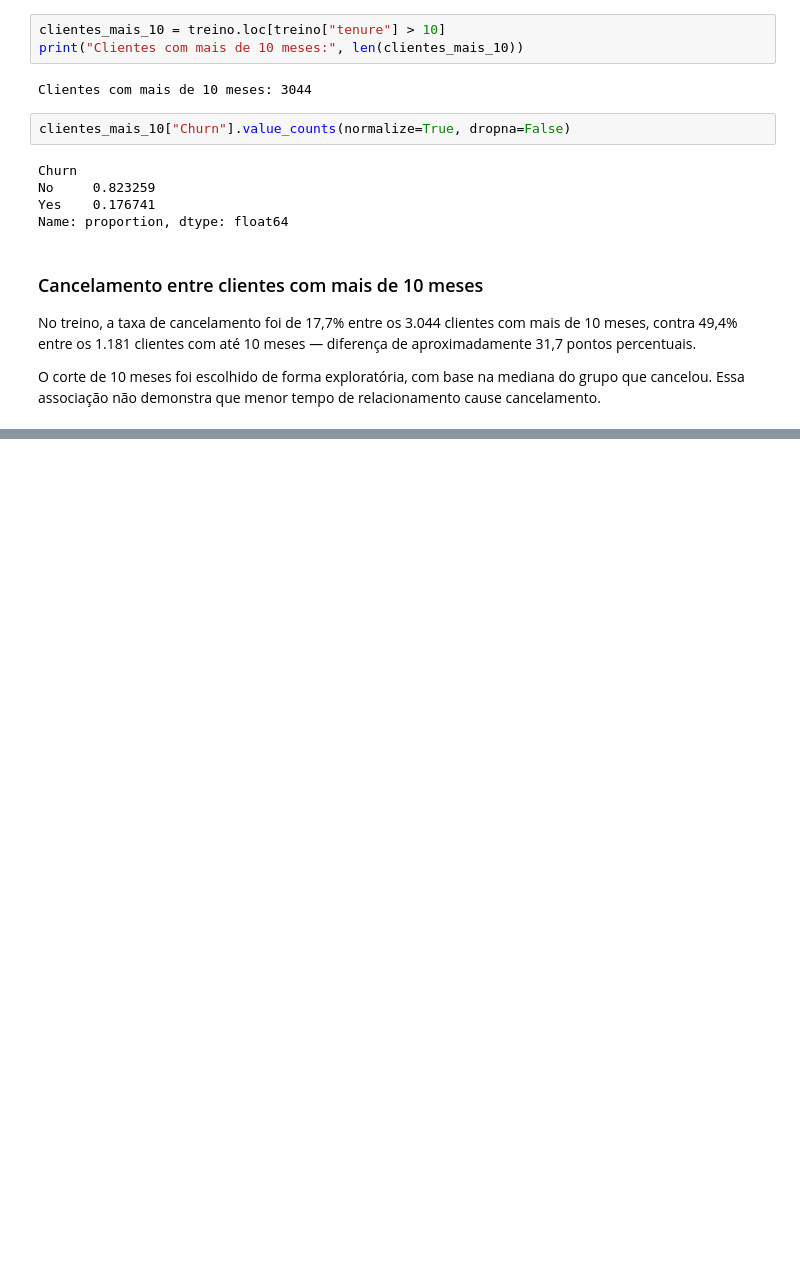
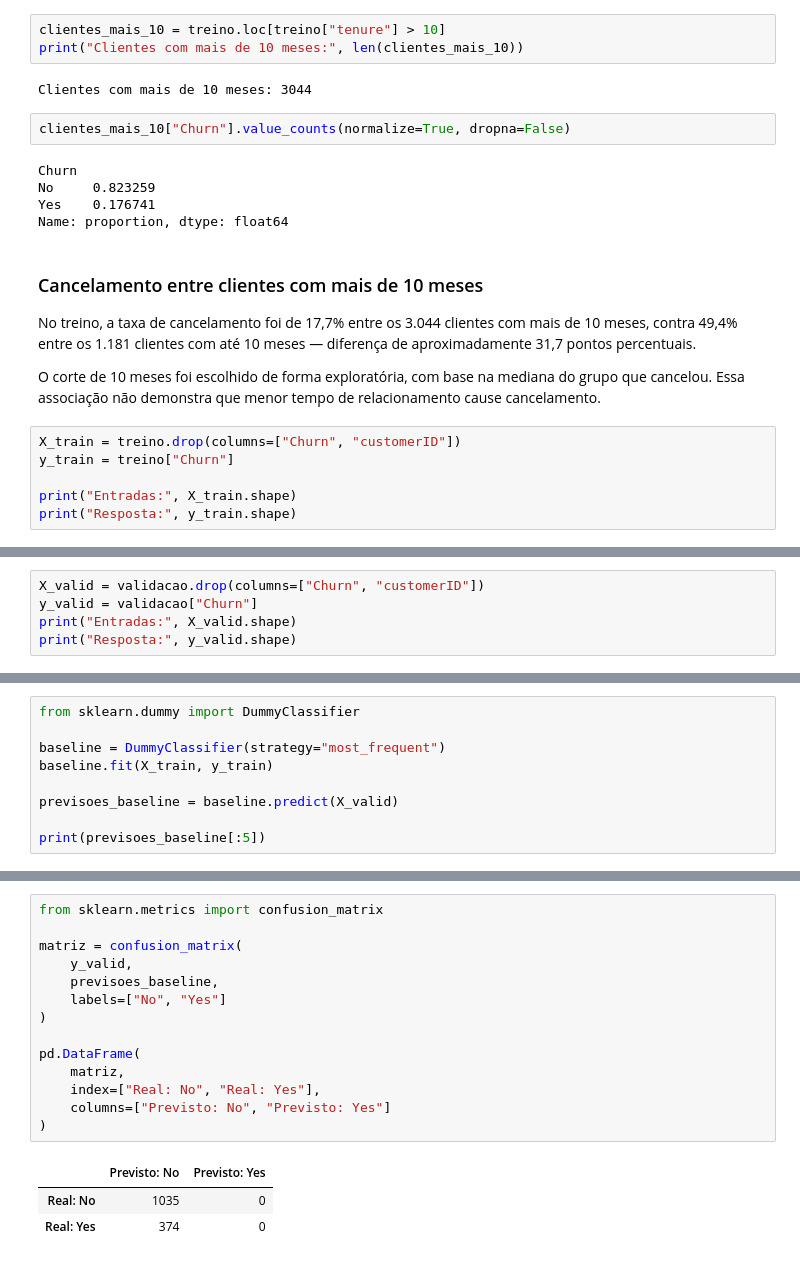
Before and after one commit to Guswrath/churn-assinaturas, a Jupyter notebook: 01_exploracao_churn.ipynb, the cells around one changed output, grey strips where cells are left out. Saved outputs shown, nothing was run; the diff lists cells and outputs as text; blank space fills up the shorter version.

Commit message:
Adiciona baseline e avalia acuracia recall e matriz de confusao

```diff
--- a/01_exploracao_churn.ipynb
+++ b/01_exploracao_churn.ipynb
@@ -368,3 +368,9 @@ Name: proportion, dtype: float64
 No treino, a taxa de cancelamento foi de 17,7% entre os 3.044 clientes com mais de 10 meses, contra 49,4% entre os 1.181 clientes com até 10 meses — diferença de aproximadamente 31,7 pontos percentuais.
 
 O corte de 10 meses foi escolhido de forma exploratória, com base na mediana do grupo que cancelou. Essa associação não demonstra que menor tempo de relacionamento cause cancelamento.
+# %%
+X_train = treino.drop(columns=["Churn", "customerID"])
+y_train = treino["Churn"]
+
+print("Entradas:", X_train.shape)
+print("Resposta:", y_train.shape)
@@ -370,0 +380,5 @@ O corte de 10 meses foi escolhido de forma exploratória, com base na mediana do
+# %%
+X_valid = validacao.drop(columns=["Churn", "customerID"])
+y_valid = validacao["Churn"]
+print("Entradas:", X_valid.shape)
+print("Resposta:", y_valid.shape)
@@ -370,0 +388,9 @@ O corte de 10 meses foi escolhido de forma exploratória, com base na mediana do
+# %%
+from sklearn.dummy import DummyClassifier
+
+baseline = DummyClassifier(strategy="most_frequent")
+baseline.fit(X_train, y_train)
+
+previsoes_baseline = baseline.predict(X_valid)
+
+print(previsoes_baseline[:5])
@@ -370,0 +407,18 @@ O corte de 10 meses foi escolhido de forma exploratória, com base na mediana do
+# %%
+from sklearn.metrics import confusion_matrix
+
+matriz = confusion_matrix(
+    y_valid,
+    previsoes_baseline,
+    labels=["No", "Yes"]
+)
+
+pd.DataFrame(
+    matriz,
+    index=["Real: No", "Real: Yes"],
+    columns=["Previsto: No", "Previsto: Yes"]
+)
+# %% [output]
+|  | Previsto: No | Previsto: Yes |
+| Real: No | 1035 | 0 |
+| Real: Yes | 374 | 0 |
```
Also changed, not shown: parts of 6 cells of this notebook.
